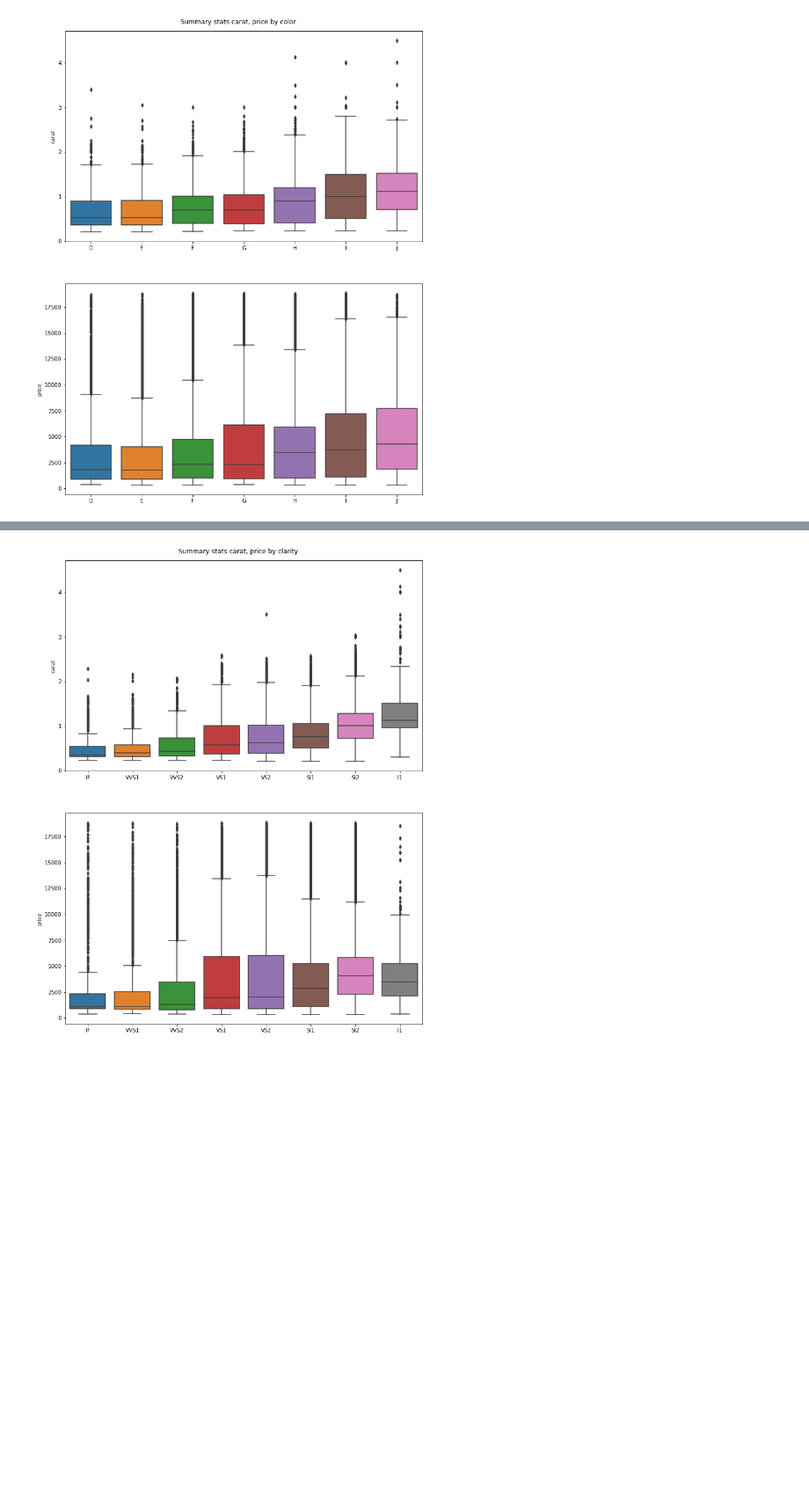
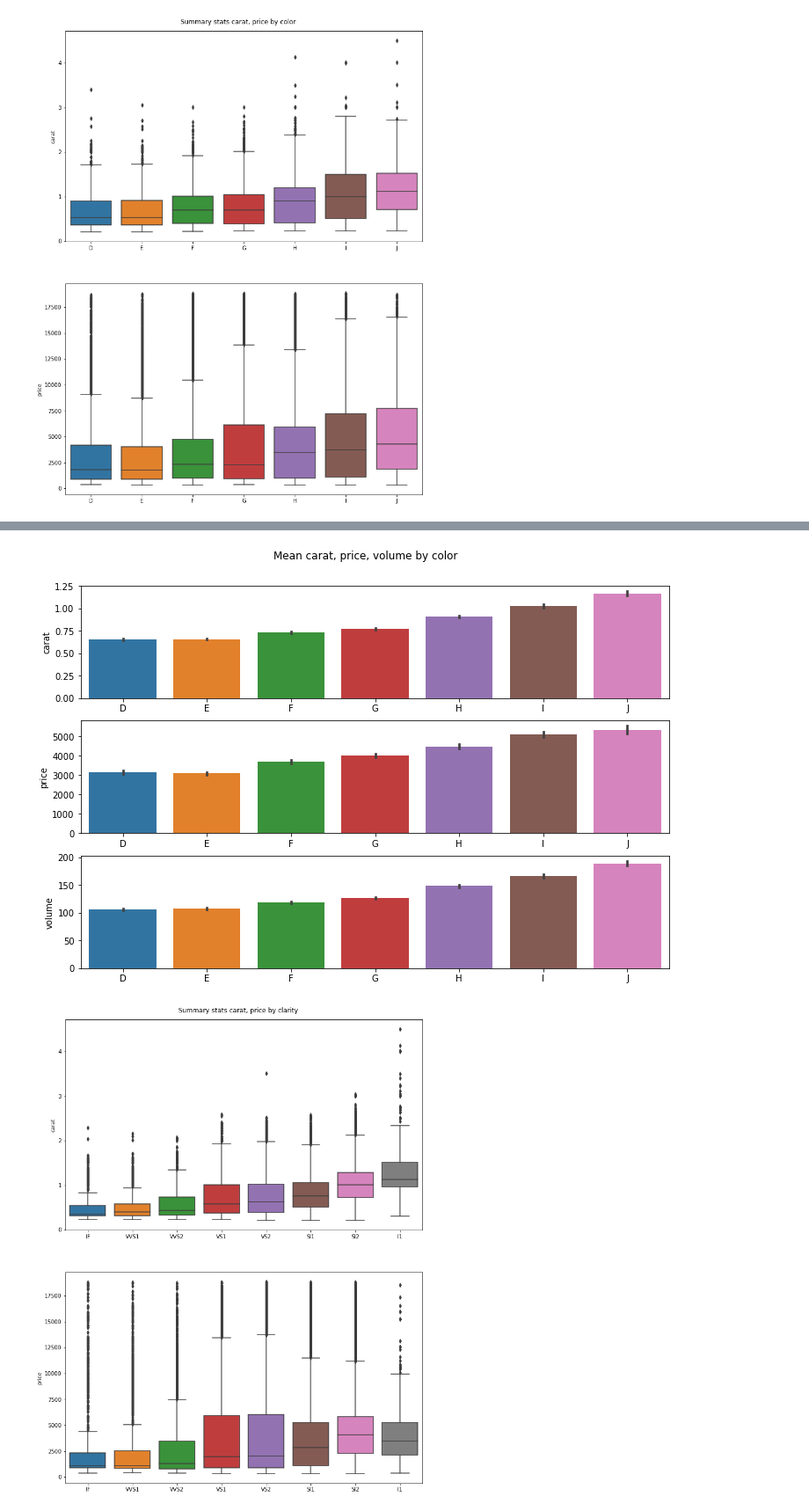
Before and after one commit to elvestevez/challenges, a Jupyter notebook: diamonds/diamonds_analysis.ipynb, the cells around one changed output, grey strips where cells are left out. Shown at 88% size. Cells and saved outputs as stored; diff of their text form; code cells hidden in the pictures; blank space fills up the shorter version.

```diff
--- a/diamonds/diamonds_analysis.ipynb
+++ b/diamonds/diamonds_analysis.ipynb
@@ -378,3 +519,34 @@ plt.show()
+# %%
+fig, axs = plt.subplots(ncols=1,
+                        nrows=3,
+                        figsize=(12, 8))
+
+fig.suptitle('Mean carat, price, volume by color', y=0.95)
+
+plt.sca(axs[0])
+sns.barplot(data=diamonds,
+            x='color',
+            y='carat',
+            order=order_color,
+            estimator=np.mean).set(xlabel='')
+
+plt.sca(axs[1])
+sns.barplot(data=diamonds,
+            x='color',
+            y='price',
+            order=order_color,
+            estimator=np.mean).set(xlabel='')
+
+plt.sca(axs[2])
+sns.barplot(data=diamonds,
+            x='color',
+            y='volume',
+            order=order_color,
+            estimator=np.mean).set(xlabel='')
+
+plt.show()
+# %% [output]
+[figure, added]
 # %%
 # summary stats carat, price by clarity
 fig, axs = plt.subplots(ncols=1,
```
Also changed, not shown: parts of 29 cells of this notebook.
